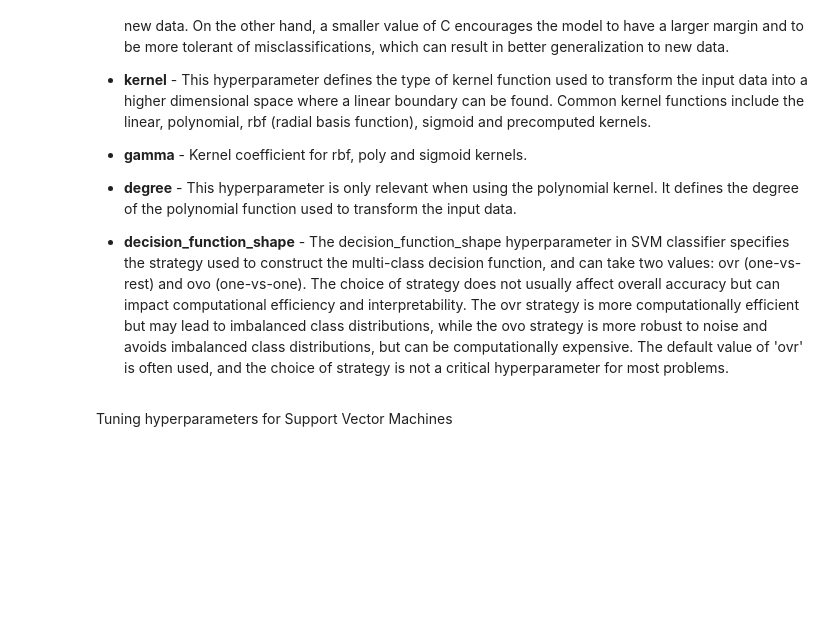
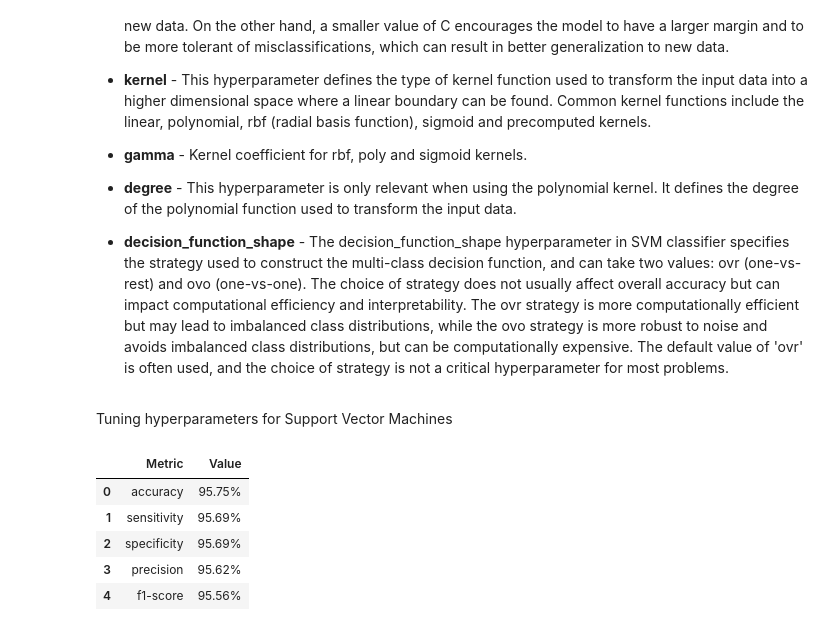
Before and after one commit to TatKhachatryan/Classification-Project, a Jupyter notebook: Mobile_Price_Classification.ipynb, the cells around one changed output. Cells and saved outputs as stored; diff of their text form; code cells hidden in the pictures; blank space fills up the shorter version.

```diff
--- a/Mobile_Price_Classification.ipynb
+++ b/Mobile_Price_Classification.ipynb
@@ -331,5 +338,14 @@ svm_optimized = tune_hyperparameters(svm_clf, param_grid, X_train, y_train)
 # %%
 # linear kernel
-# linear = svm.SVC(kernel='linear', C=1, decision_function_shape='ovo').fit(X_train, y_train)
+linear = svm.SVC(kernel='linear', C=50, decision_function_shape='ovo').fit(X_train, y_train)
+# %%
+linear_pred = linear.predict(X_test)
 # %%
-# metric_results(y_test, linear_pred)
+metric_results(y_test, linear_pred)
+# %% [output]
+|  | Metric | Value |
+| 0 | accuracy | 95.75% |
+| 1 | sensitivity | 95.69% |
+| 2 | specificity | 95.69% |
+| 3 | precision | 95.62% |
+| 4 | f1-score | 95.56% |
```
Also changed, not shown: parts of 3 cells of this notebook.
